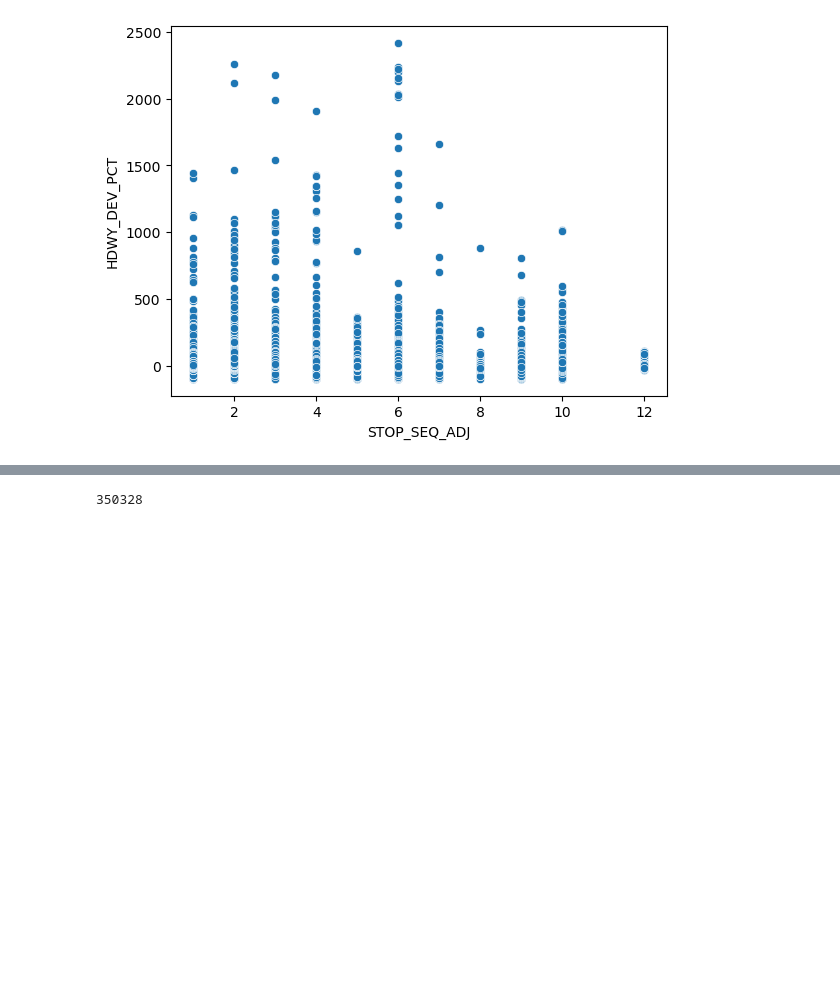
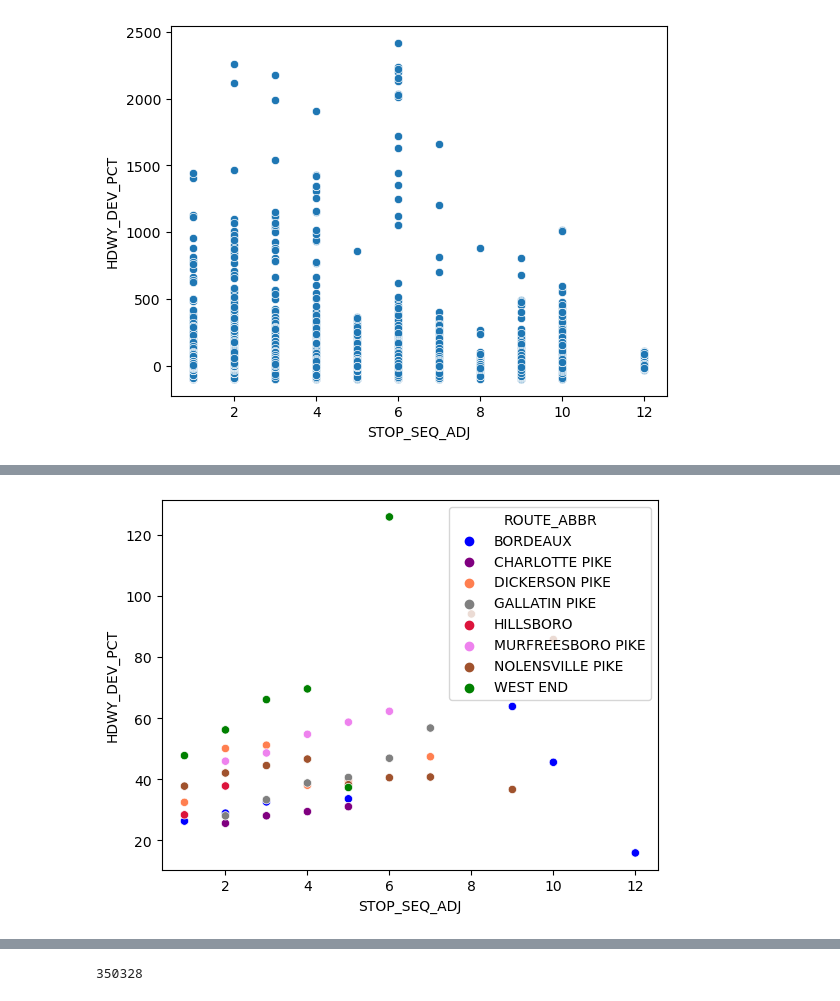
Before and after one commit to ballir27/wego-nashville-bus-adherence, a Jupyter notebook: Notebooks/AB-WeGo-Dist-Time-Travelled-Analysis.ipynb, the cells around one changed output, grey strips where cells are left out. Saved outputs shown, nothing was run; the diff lists cells and outputs as text; code cells hidden in the pictures; blank space fills up the shorter version.

```diff
--- a/Notebooks/AB-WeGo-Dist-Time-Travelled-Analysis.ipynb
+++ b/Notebooks/AB-WeGo-Dist-Time-Travelled-Analysis.ipynb
@@ -335,0 +384,6 @@ headway_df_adj['CORRECTED_TRIP_ID2'] = headway_df_adj['CORRECTED_TRIP_ID'].astyp
+# %%
+sns.scatterplot(data=stop_seq_hdwy_dev_stdv_df, x= 'STOP_SEQ_ADJ', y='HDWY_DEV_PCT',hue='ROUTE_ABBR', palette = colors);
+#sns.factorplot("age", "jobs", col="industry", row="city", data=df_city,
+#               margin_titles=True, size=3, aspect=.8, palette=["darkred"])
+# %% [output]
+[figure, added]
```
Also changed, not shown: parts of 36 cells of this notebook.
